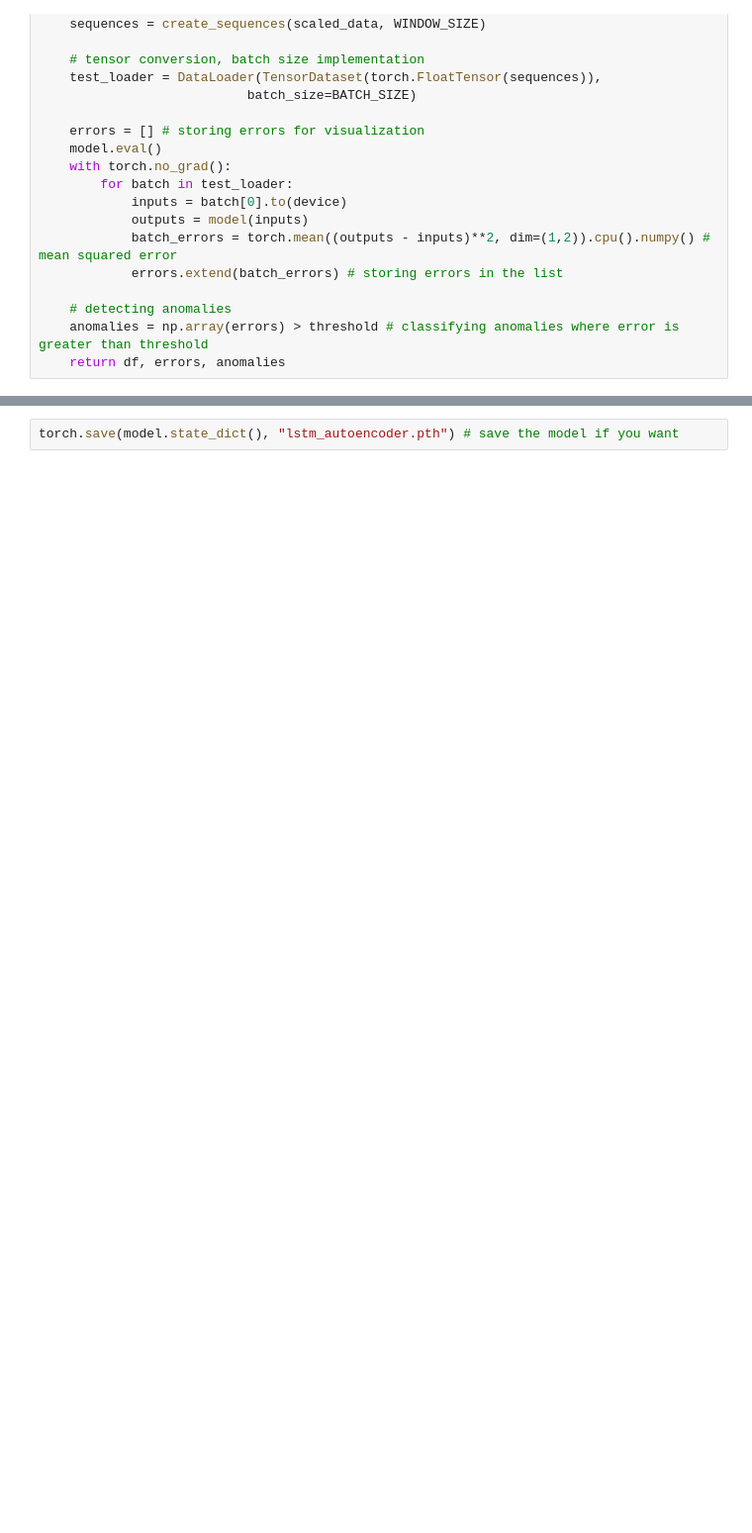
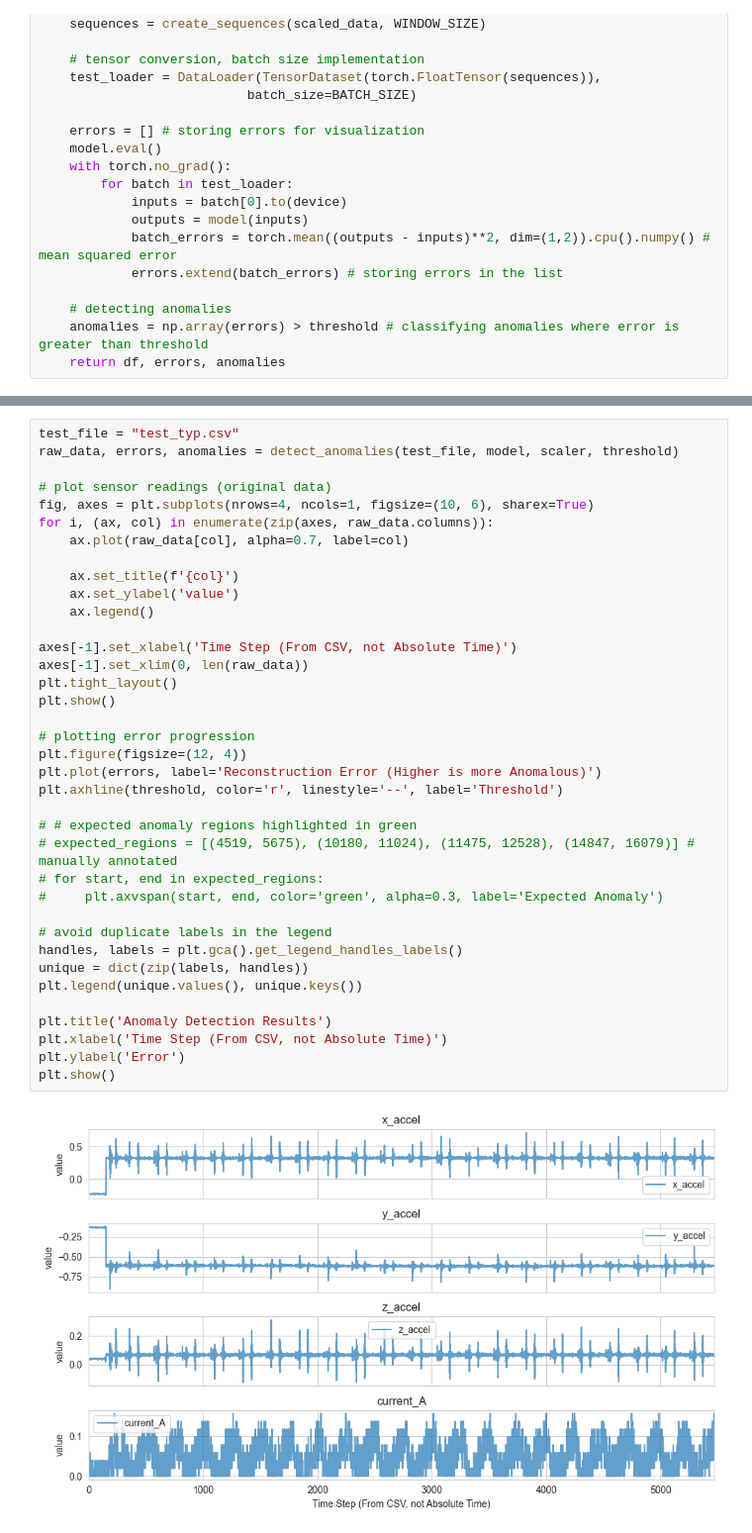
Before and after one commit to conjeevaram/Anomaly-Detection-Auto-Encoder, a Jupyter notebook: detector.ipynb, the cells around one changed output, grey strips where cells are left out. Shown at 99% size. Cells and saved outputs as stored; diff of their text form; blank space fills up the shorter version.

```diff
--- a/detector.ipynb
+++ b/detector.ipynb
@@ -348,2 +359,39 @@ plt.show()
-# %%
-torch.save(model.state_dict(), "lstm_autoencoder.pth") # save the model if you want
+# %%
+test_file = "test_typ.csv"
+raw_data, errors, anomalies = detect_anomalies(test_file, model, scaler, threshold)
+
+# plot sensor readings (original data)
+fig, axes = plt.subplots(nrows=4, ncols=1, figsize=(10, 6), sharex=True)
+for i, (ax, col) in enumerate(zip(axes, raw_data.columns)):
+    ax.plot(raw_data[col], alpha=0.7, label=col)
+
+    ax.set_title(f'{col}')
+    ax.set_ylabel('value')
+    ax.legend()
+
+axes[-1].set_xlabel('Time Step (From CSV, not Absolute Time)')
+axes[-1].set_xlim(0, len(raw_data))
+plt.tight_layout()
+plt.show()
+
+# plotting error progression
+plt.figure(figsize=(12, 4))
+plt.plot(errors, label='Reconstruction Error (Higher is more Anomalous)')
+plt.axhline(threshold, color='r', linestyle='--', label='Threshold')
+
+# # expected anomaly regions highlighted in green
+# expected_regions = [(4519, 5675), (10180, 11024), (11475, 12528), (14847, 16079)] # manually annotated
+# for start, end in expected_regions:
+#     plt.axvspan(start, end, color='green', alpha=0.3, label='Expected Anomaly')
+
+# avoid duplicate labels in the legend
+handles, labels = plt.gca().get_legend_handles_labels()
+unique = dict(zip(labels, handles))
+plt.legend(unique.values(), unique.keys())
+
+plt.title('Anomaly Detection Results')
+plt.xlabel('Time Step (From CSV, not Absolute Time)')
+plt.ylabel('Error')
+plt.show()
+# %% [output]
+[figure, added]
```
Also changed, not shown: parts of 11 cells of this notebook, 16 other files.
